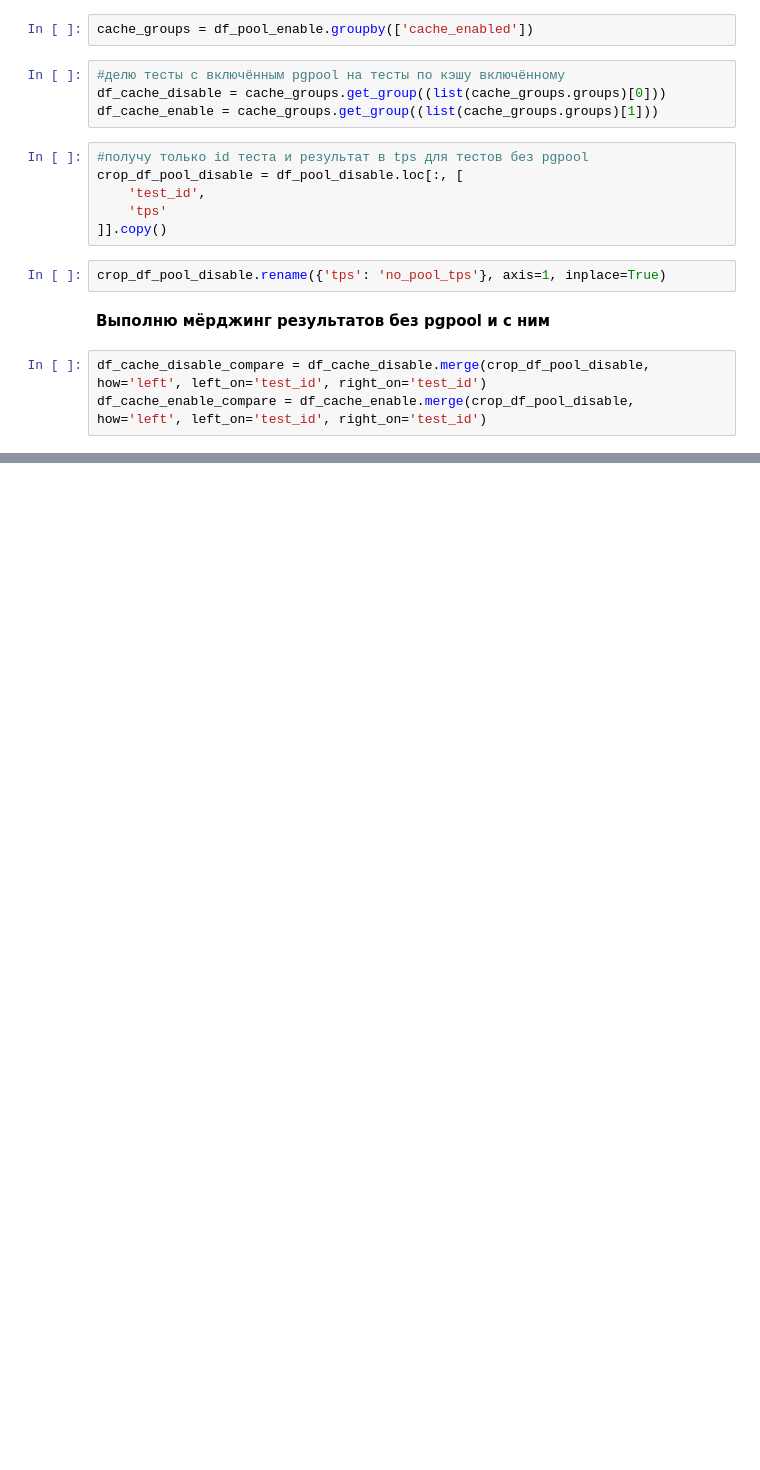
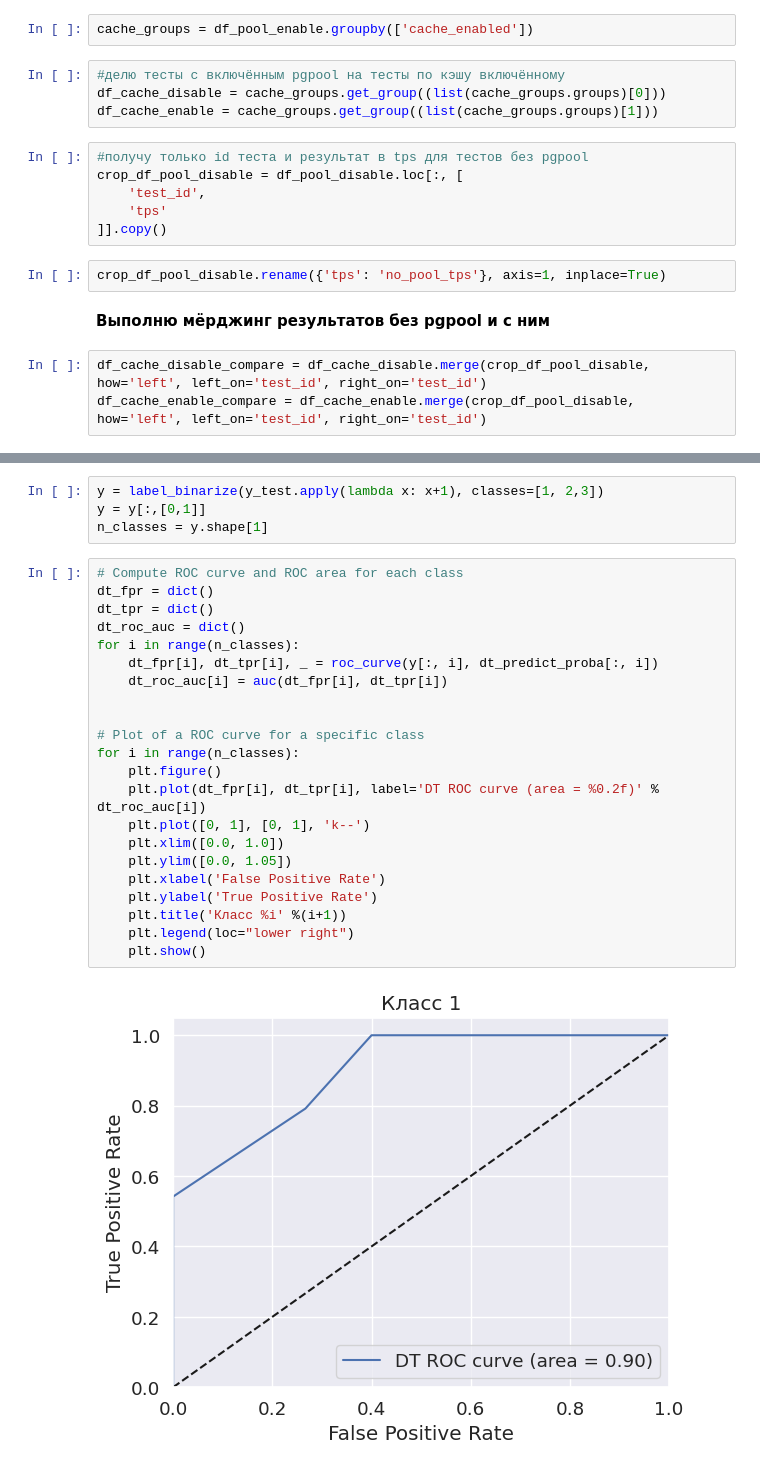
Before and after one commit to lenow55/cloud_native, a Jupyter notebook: cross_tests/results/Untitled.ipynb, the cells around one changed output, grey strips where cells are left out. Saved outputs shown, nothing was run; the diff lists cells and outputs as text; blank space fills up the shorter version.

```diff
--- a/cross_tests/results/Untitled.ipynb
+++ b/cross_tests/results/Untitled.ipynb
@@ -335,0 +561,28 @@ memory usage: 1.1+ MB
+# %%
+y = label_binarize(y_test.apply(lambda x: x+1), classes=[1, 2,3])
+y = y[:,[0,1]]
+n_classes = y.shape[1]
+# %%
+# Compute ROC curve and ROC area for each class
+dt_fpr = dict()
+dt_tpr = dict()
+dt_roc_auc = dict()
+for i in range(n_classes):
+    dt_fpr[i], dt_tpr[i], _ = roc_curve(y[:, i], dt_predict_proba[:, i])
+    dt_roc_auc[i] = auc(dt_fpr[i], dt_tpr[i])
+
+
+# Plot of a ROC curve for a specific class
+for i in range(n_classes):
+    plt.figure()
+    plt.plot(dt_fpr[i], dt_tpr[i], label='DT ROC curve (area = %0.2f)' % dt_roc_auc[i])
+    plt.plot([0, 1], [0, 1], 'k--')
+    plt.xlim([0.0, 1.0])
+    plt.ylim([0.0, 1.05])
+    plt.xlabel('False Positive Rate')
+    plt.ylabel('True Positive Rate')
+    plt.title('Класс %i' %(i+1))
+    plt.legend(loc="lower right")
+    plt.show()
+# %% [output]
+[figure, added]
```
Also changed, not shown: parts of 37 cells of this notebook.
